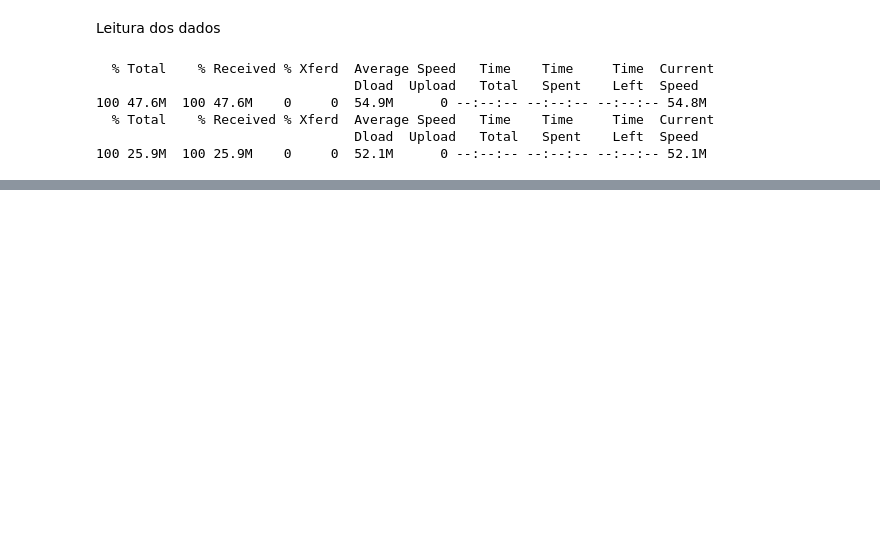
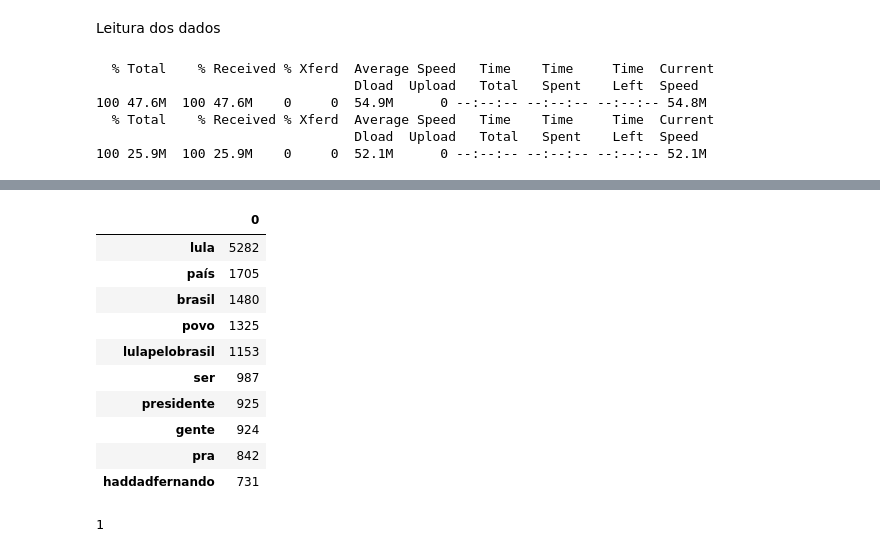
Before and after one commit to eduardodut/Analise-tweets-ICD-Unifor, a Jupyter notebook: AnaliseTweets.ipynb, the cells around one changed output, grey strips where cells are left out. Drawn from its saved outputs; the diff is of its cells as text; code cells hidden in the pictures; blank space fills up the shorter version.

```diff
--- a/AnaliseTweets.ipynb
+++ b/AnaliseTweets.ipynb
@@ -236,0 +229,22 @@ print(all_tokens)
+# %%
+cv = CountVectorizer()
+data_cv = cv.fit_transform([texto_lula])
+data_dtm = pd.DataFrame(data_cv.toarray(), columns=cv.get_feature_names())
+
+data_dtm.transpose().sort_values(0, ascending= False)[:10]
+# %% [output]
+|  | 0 |
+| lula | 5282 |
+| país | 1705 |
+| brasil | 1480 |
+| povo | 1325 |
+| lulapelobrasil | 1153 |
+| ser | 987 |
+| presidente | 925 |
+| gente | 924 |
+| pra | 842 |
+| haddadfernando | 731 |
+# %%
+texto_lula.toarray()[0][2]
+# %% [output]
+1
```
Also changed, not shown: parts of 20 cells of this notebook.
